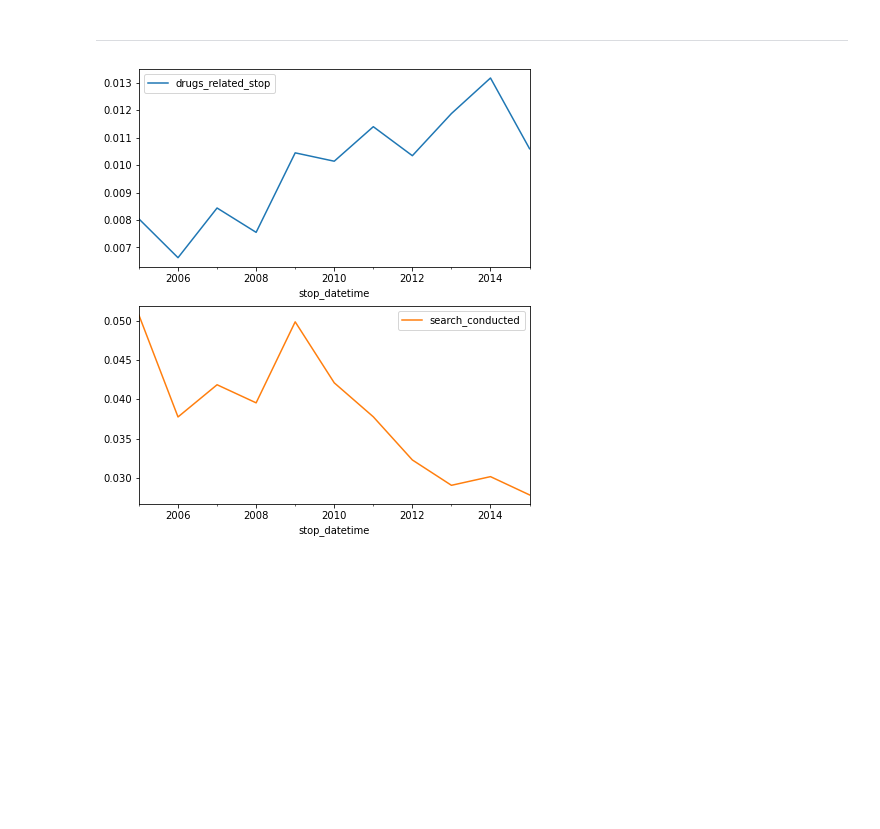
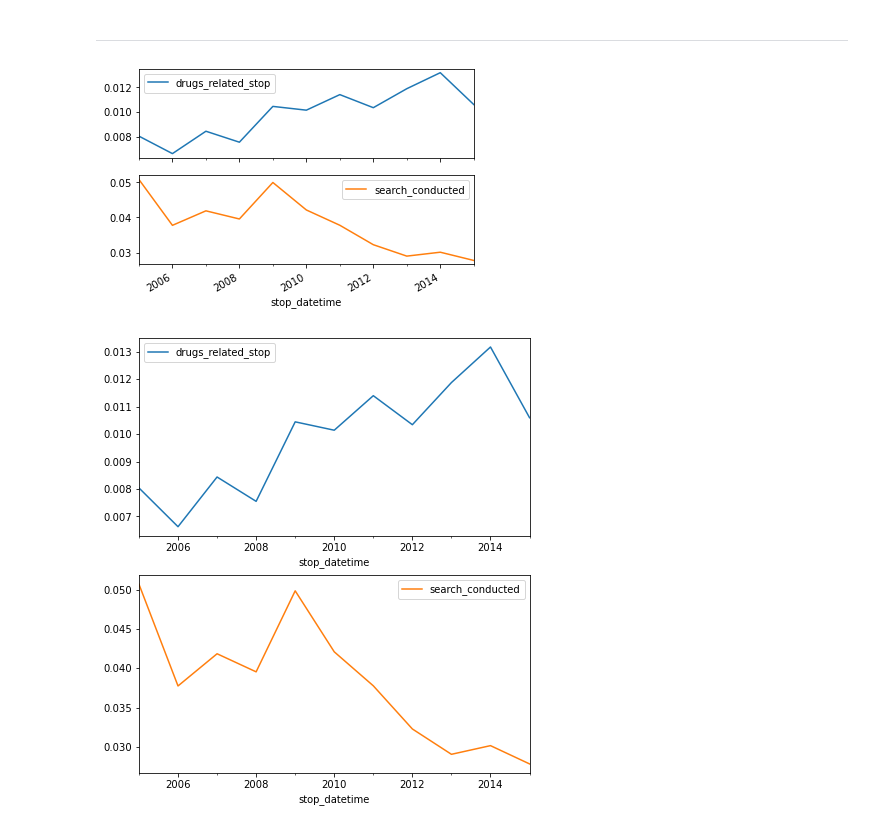
Before and after one commit to idenw/Statistics-Data-Analysis-with-Python-Data-Visualization-with-Python, a Jupyter notebook: 01-EU_DS_DAPy_M1-(TrafficPoliceStops)/03-visual-exploratory-data-analysis(Student).ipynb, the cells around one changed output. Saved outputs shown, nothing was run; the diff lists cells and outputs as text; code cells hidden in the pictures; blank space fills up the shorter version.

```diff
--- a/01-EU_DS_DAPy_M1-(TrafficPoliceStops)/03-visual-exploratory-data-analysis(Student).ipynb
+++ b/01-EU_DS_DAPy_M1-(TrafficPoliceStops)/03-visual-exploratory-data-analysis(Student).ipynb
@@ -357,6 +410,11 @@ annuel
 | 2015-12-31 | 0.010598 | 0.027832 |
 # %% [markdown]
 ***
+# %%
+annuel.plot(subplots=True)
+plt.show()
+# %% [output]
+[figure, added]
 # %%
 f,ax=plt.subplots(figsize=(7,8))
 ax=annuel.plot(subplots=True,ax=ax)
```
Also changed, not shown: parts of 19 cells of this notebook.
